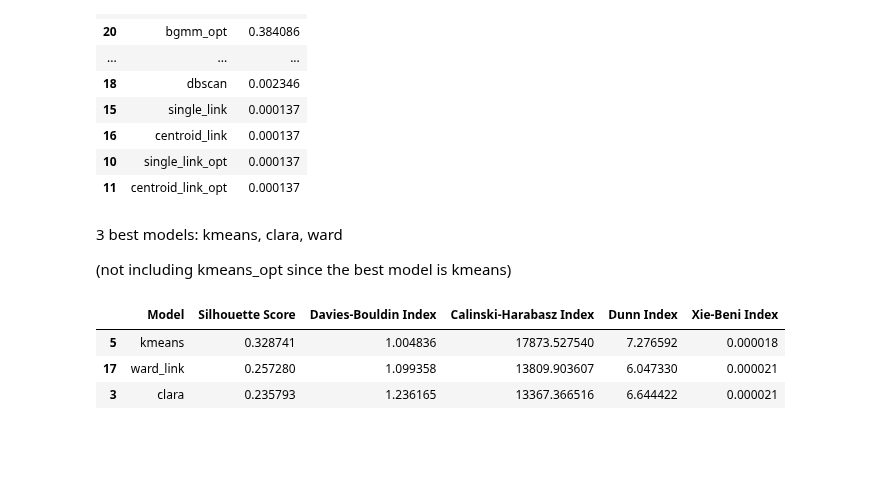
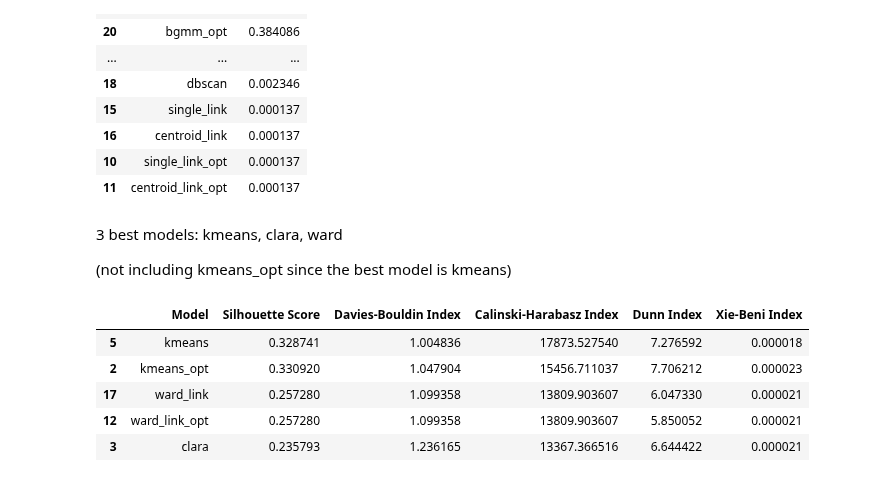
Before and after one commit to sarabreu/thesis_dev, a Jupyter notebook: 3_evaluation/raw_solar.ipynb, the cells around one changed output. Saved outputs shown, nothing was run; the diff lists cells and outputs as text; code cells hidden in the pictures; blank space fills up the shorter version.

```diff
--- a/3_evaluation/raw_solar.ipynb
+++ b/3_evaluation/raw_solar.ipynb
@@ -180,6 +180,8 @@ results_df.reset_index(drop=True)
 | 21 | gaussian_mix_opt | 0.047140 | 2.741258 | 5247.041885 | 5.513373 | 0.000024 |
 # %%
 results_df.to_csv('results/raw_solar.csv', index=False)
+# %%
+results_df = pd.read_csv('results/raw_solar.csv')
 # %%
 # Convert columns to numeric data types
 normalized_df = results_df.copy()
@@ -244,9 +246,11 @@ ranked_models[['Model', 'Closeness']]
 
 (not including kmeans_opt since the best model is kmeans)
 # %%
-results_df.iloc[[5,17, 3]]
+results_df.iloc[[5,2, 17, 12, 3]]
 # %% [output]
 |  | Model | Silhouette Score | Davies-Bouldin Index | Calinski-Harabasz Index | Dunn Index | Xie-Beni Index |
 | 5 | kmeans | 0.328741 | 1.004836 | 17873.527540 | 7.276592 | 0.000018 |
+| 2 | kmeans_opt | 0.330920 | 1.047904 | 15456.711037 | 7.706212 | 0.000023 |
 | 17 | ward_link | 0.257280 | 1.099358 | 13809.903607 | 6.047330 | 0.000021 |
+| 12 | ward_link_opt | 0.257280 | 1.099358 | 13809.903607 | 5.850052 | 0.000021 |
 | 3 | clara | 0.235793 | 1.236165 | 13367.366516 | 6.644422 | 0.000021 |
```
Also changed, not shown: 3 other files.
